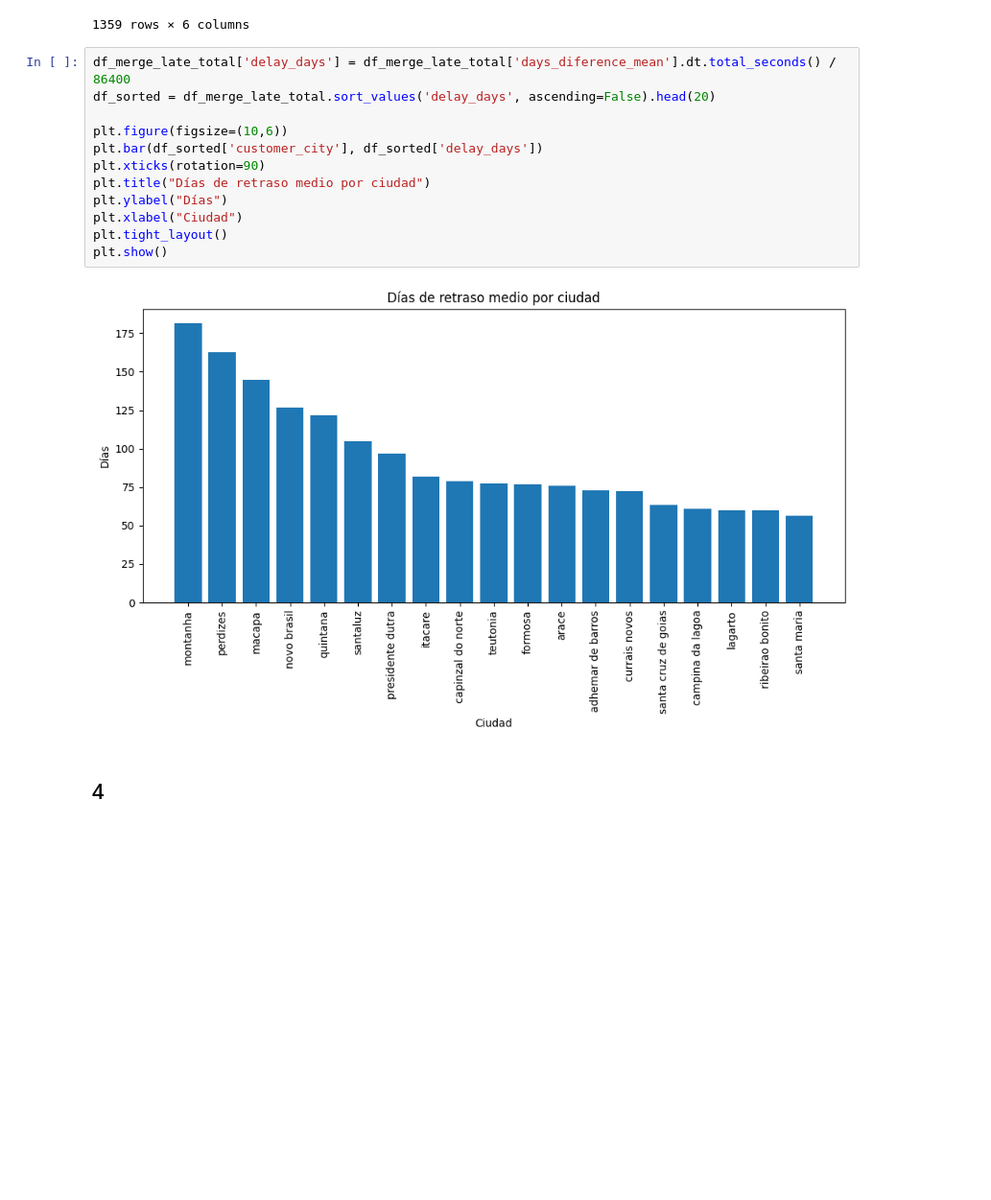
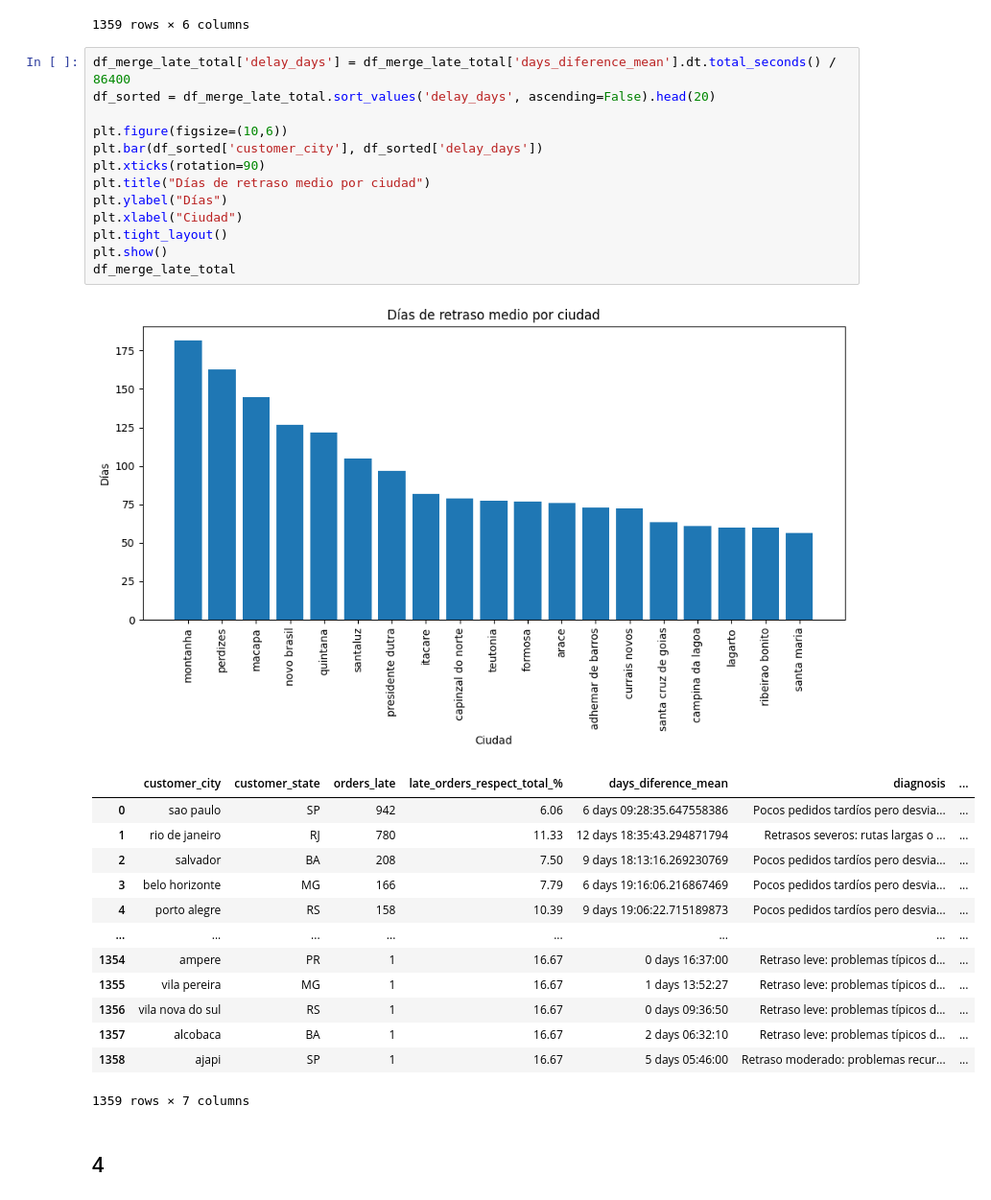
Before and after one commit to mdonas/dashboard_olist, a Jupyter notebook: main.ipynb, the cells around one changed output. Shown at 96% size. Drawn from its saved outputs; the diff is of its cells as text; blank space fills up the shorter version.

```diff
--- a/main.ipynb
+++ b/main.ipynb
@@ -288,17 +288,31 @@ df_merge_late_total
 # %%
 df_merge_late_total['delay_days'] = df_merge_late_total['days_diference_mean'].dt.total_seconds() / 86400
 df_sorted = df_merge_late_total.sort_values('delay_days', ascending=False).head(20)
 
 plt.figure(figsize=(10,6))
 plt.bar(df_sorted['customer_city'], df_sorted['delay_days'])
 plt.xticks(rotation=90)
 plt.title("Días de retraso medio por ciudad")
 plt.ylabel("Días")
 plt.xlabel("Ciudad")
 plt.tight_layout()
 plt.show()
+df_merge_late_total
 # %% [output]
 [figure]
+|  | customer_city | customer_state | orders_late | late_orders_respect_total_% | days_diference_mean | diagnosis | ... |
+| 0 | sao paulo | SP | 942 | 6.06 | 6 days 09:28:35.647558386 | Pocos pedidos tardíos pero desvia... | ... |
+| 1 | rio de janeiro | RJ | 780 | 11.33 | 12 days 18:35:43.294871794 | Retrasos severos: rutas largas o ... | ... |
+| 2 | salvador | BA | 208 | 7.50 | 9 days 18:13:16.269230769 | Pocos pedidos tardíos pero desvia... | ... |
+| 3 | belo horizonte | MG | 166 | 7.79 | 6 days 19:16:06.216867469 | Pocos pedidos tardíos pero desvia... | ... |
+| 4 | porto alegre | RS | 158 | 10.39 | 9 days 19:06:22.715189873 | Pocos pedidos tardíos pero desvia... | ... |
+| ... | ... | ... | ... | ... | ... | ... | ... |
+| 1354 | ampere | PR | 1 | 16.67 | 0 days 16:37:00 | Retraso leve: problemas típicos d... | ... |
+| 1355 | vila pereira | MG | 1 | 16.67 | 1 days 13:52:27 | Retraso leve: problemas típicos d... | ... |
+| 1356 | vila nova do sul | RS | 1 | 16.67 | 0 days 09:36:50 | Retraso leve: problemas típicos d... | ... |
+| 1357 | alcobaca | BA | 1 | 16.67 | 2 days 06:32:10 | Retraso leve: problemas típicos d... | ... |
+| 1358 | ajapi | SP | 1 | 16.67 | 5 days 05:46:00 | Retraso moderado: problemas recur... | ... |
+1359 rows × 7 columns
 # %% [markdown]
 ## 4
 # %%
```
Also changed, not shown: parts of 2 cells of this notebook, 21 other files.
